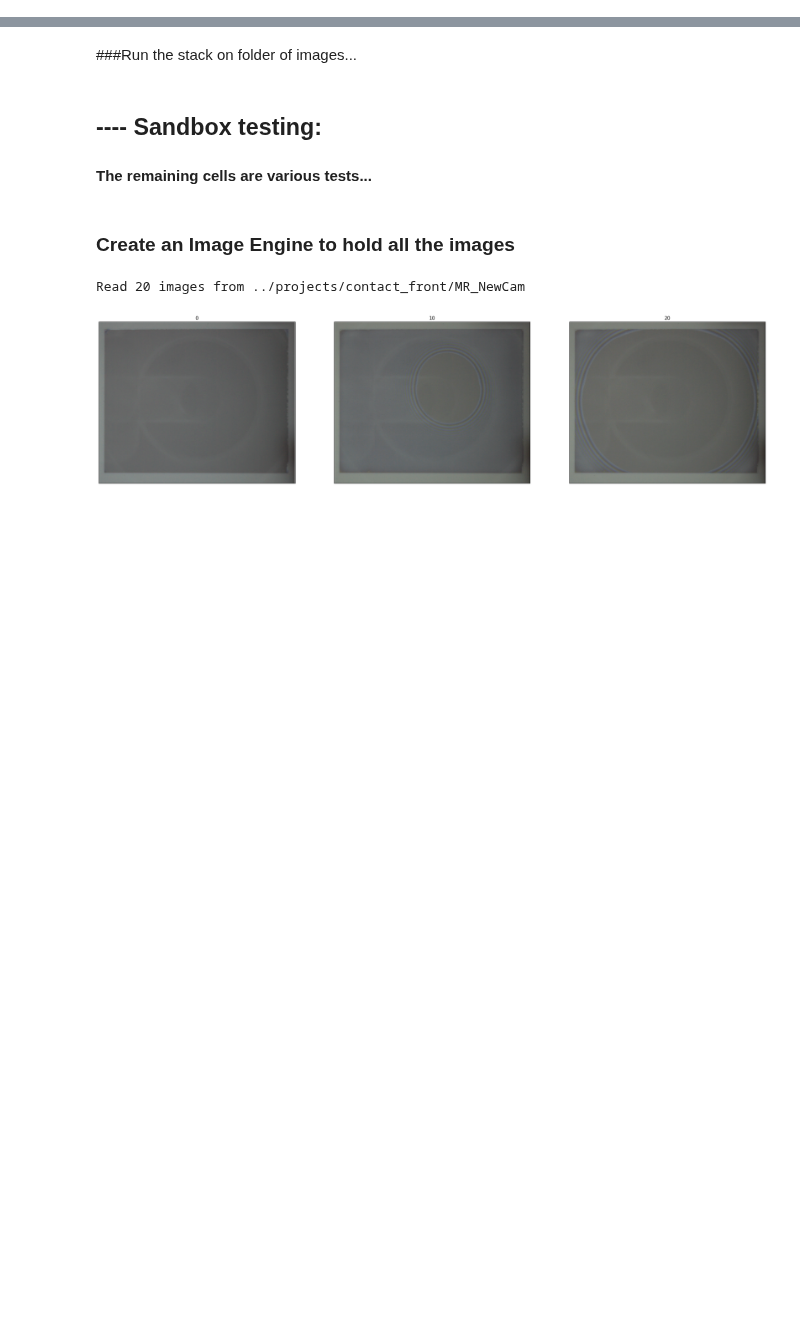
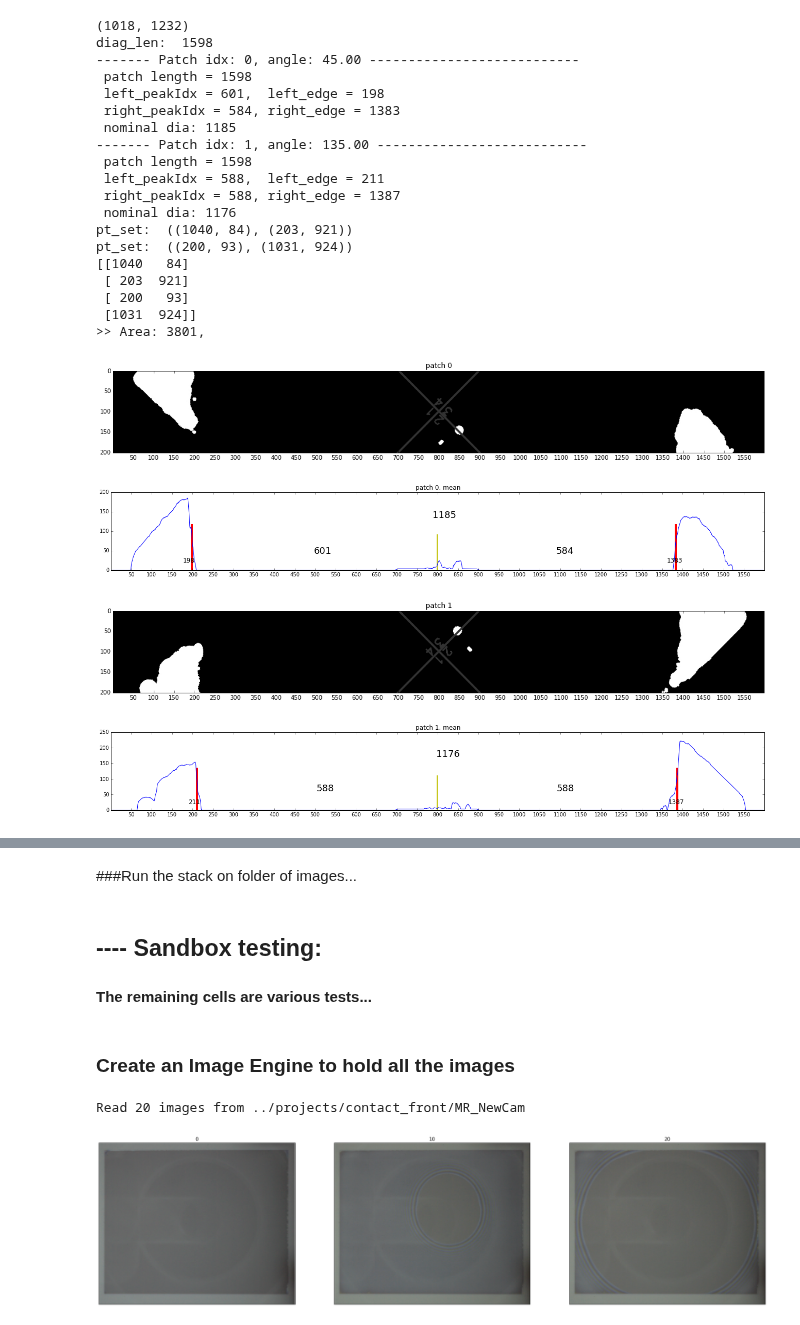
Before and after one commit to Aniruddh1/ipython-opencv-notebooks, a Jupyter notebook: notebooks/ContactFront_MR_EdgeCircles.ipynb, the cells around one changed output, grey strips where cells are left out. Cells and saved outputs as stored; diff of their text form; code cells hidden in the pictures; blank space fills up the shorter version.

```diff
--- a/notebooks/ContactFront_MR_EdgeCircles.ipynb
+++ b/notebooks/ContactFront_MR_EdgeCircles.ipynb
@@ -193,0 +28,77 @@ pt_set:  ((435, 359), (778, 643))
+# %%
+plot_lst = []
+verbose = True
+show_plots = True
+
+img = process_img.copy()
+(rows, cols) = img.shape[:2]
+print (rows, cols)
+centerXY = (cols/2, rows/2)
+
+cv2.line(img, (cols/2, 0), (cols/2, rows), 50, 3)
+cv2.line(img, (0, rows/2), (cols, rows/2), 50, 3)
+cv2.putText(img, "1", (centerXY[0]+5, centerXY[1]-5), cv2.FONT_HERSHEY_DUPLEX, 1, (50, 50, 50), 2)
+cv2.putText(img, "2", (centerXY[0]-25, centerXY[1]-5), cv2.FONT_HERSHEY_DUPLEX, 1, (50, 50, 50), 2)
+cv2.putText(img, "3", (centerXY[0]-25, centerXY[1]+25), cv2.FONT_HERSHEY_DUPLEX, 1, (50, 50, 50), 2)
+cv2.putText(img, "4", (centerXY[0]+5, centerXY[1]+25), cv2.FONT_HERSHEY_DUPLEX, 1, (50, 50, 50), 2)
+
+debug_img = np.zeros((rows, cols, 3), np.uint8)
+debug_img[:,:,0] = img[:,:]
+debug_img[:,:,1] = img[:,:]
+debug_img[:,:,2] = img[:,:]
+
+diag_len = int(np.hypot(rows, cols))
+print "diag_len: ", diag_len
+
+mean_dia, pt_sets = ip.estimateCircleDiameter3(img, centerXY, diag_len, verbose, debug_img, show_plots)
+
+circle_pts = []
+for pt_set in pt_sets:
+    print "pt_set: ", pt_set
+    cv2.line(debug_img, pt_set[0], pt_set[1], (0, 255, 0), 3)
+    circle_pts.append(pt_set[0])
+    circle_pts.append(pt_set[1])
+    cv2.circle(debug_img, pt_set[0], 5, (0,0,255),5)
+    cv2.circle(debug_img, pt_set[1], 5, (0,0,255),5)
+circle_fit_pts = np.array(circle_pts)
+print circle_fit_pts
+(x,y), r = cv2.minEnclosingCircle(circle_fit_pts)
+fit_centerXY = ( int(x), int(y) )
+fit_radius = int(r)
+#cv2.circle(debug_img, centerXY, fit_radius, (0, 255, 255), 5)
+
+#diag_len = 2 * radius
+approx_area = (np.pi * 2 * fit_radius)
+
+print("%s>> Area: %d,  %s" % (util.GREEN, approx_area, util.RESET))
+
+if show_plots:
+    #cv2.ellipse(overlay,(center, ellipse[1], ellipse[2]),(255,0,0),4) #cv2.ellipse(img, (centerX,centerY), (width,height), 0, 0, 180, color, lt)
+    cv2.circle(debug_img, fit_centerXY, fit_radius, (255,0,0),4)
+    cv2.putText(debug_img, ("Area: %d"%(approx_area)), (20, 100), cv2.FONT_HERSHEY_DUPLEX, 2, util.green, 3)
+    plot_lst.append([debug_img,"debug_img"])
+    util.plot_imgs(plot_lst)
+# %% [output]
+(1018, 1232)
+diag_len:  1598
+------- Patch idx: 0, angle: 45.00 ---------------------------
+ patch length = 1598
+ left_peakIdx = 601,  left_edge = 198
+ right_peakIdx = 584, right_edge = 1383
+ nominal dia: 1185
+------- Patch idx: 1, angle: 135.00 ---------------------------
+ patch length = 1598
+ left_peakIdx = 588,  left_edge = 211
+ right_peakIdx = 588, right_edge = 1387
+ nominal dia: 1176
+pt_set:  ((1040, 84), (203, 921))
+pt_set:  ((200, 93), (1031, 924))
+[[1040   84]
+ [ 203  921]
+ [ 200   93]
+ [1031  924]]
+>> Area: 3801,
+[figure, added]
+[figure, added]
+[figure, added]
+[figure, added]
```
Also changed, not shown: parts of 4 cells of this notebook, 1 other file.
